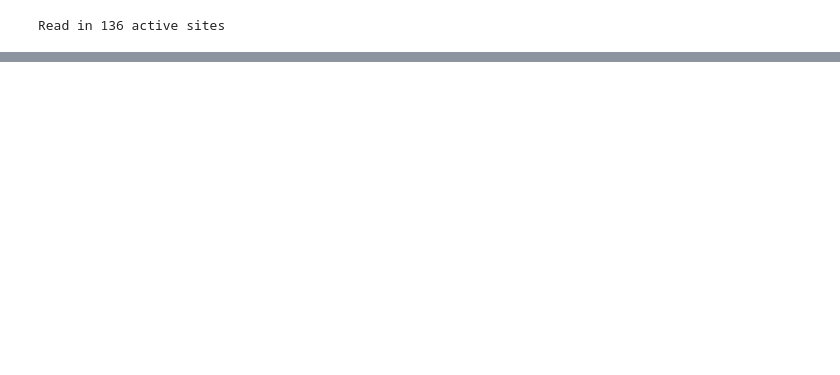
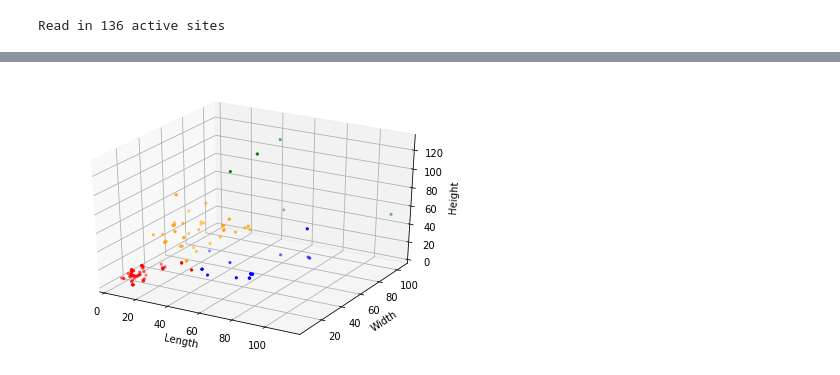
Before and after one commit to jessicagainesbmi203/hw2-skeleton, a Jupyter notebook: clustering-evaluation.ipynb, the cells around one changed output, grey strips where cells are left out. Saved outputs shown, nothing was run; the diff lists cells and outputs as text; code cells hidden in the pictures; blank space fills up the shorter version.

```diff
--- a/clustering-evaluation.ipynb
+++ b/clustering-evaluation.ipynb
@@ -27,0 +35,27 @@ cluster_by_partitioning(active_sites,2)
+# %%
+def plot_clustering(clustering):
+    fig = plt.figure()
+    ax=fig.add_subplot(111,projection='3d')
+
+    color_list = ['b','r','g','orange','yellow']
+    i=0
+    for cluster in clustering:
+        length = list()
+        width = list()
+        height = list()
+        for site in flatten(cluster):
+            shape = site.get_shape()
+            length.append(shape[0])
+            width.append(shape[1])
+            height.append(shape[2])
+        ax.scatter(length,width,height,color=color_list[i],marker='.')
+        i += 1
+    ax.set_xlabel('Length')
+    ax.set_ylabel('Width')
+    ax.set_zlabel('Height')
+    plt.tight_layout()
+    plt.show()
+# %%
+plot_clustering(partitioning_clusters)
+# %% [output]
+[figure, added]
```
Also changed, not shown: parts of 6 cells of this notebook, 4 other files.
